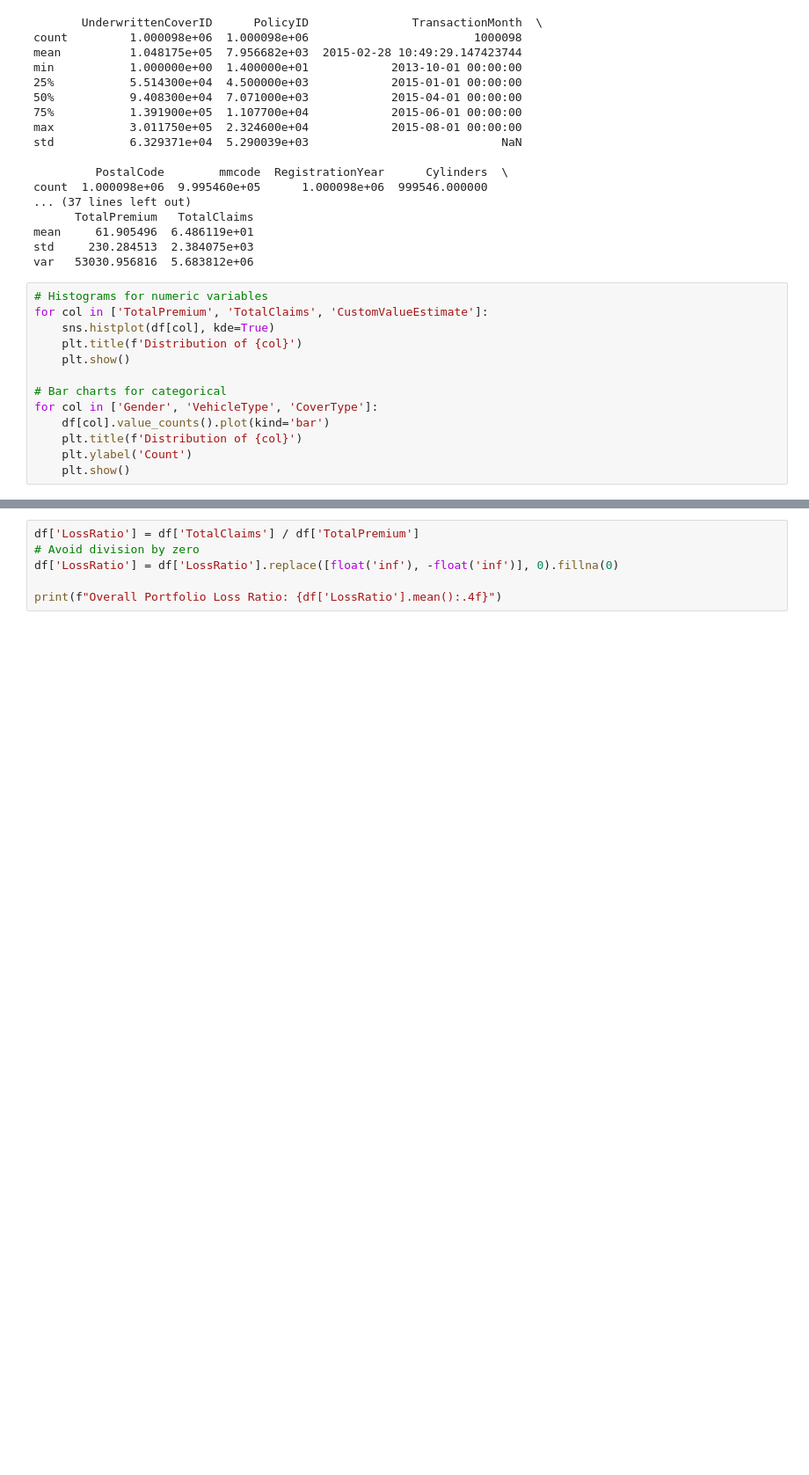
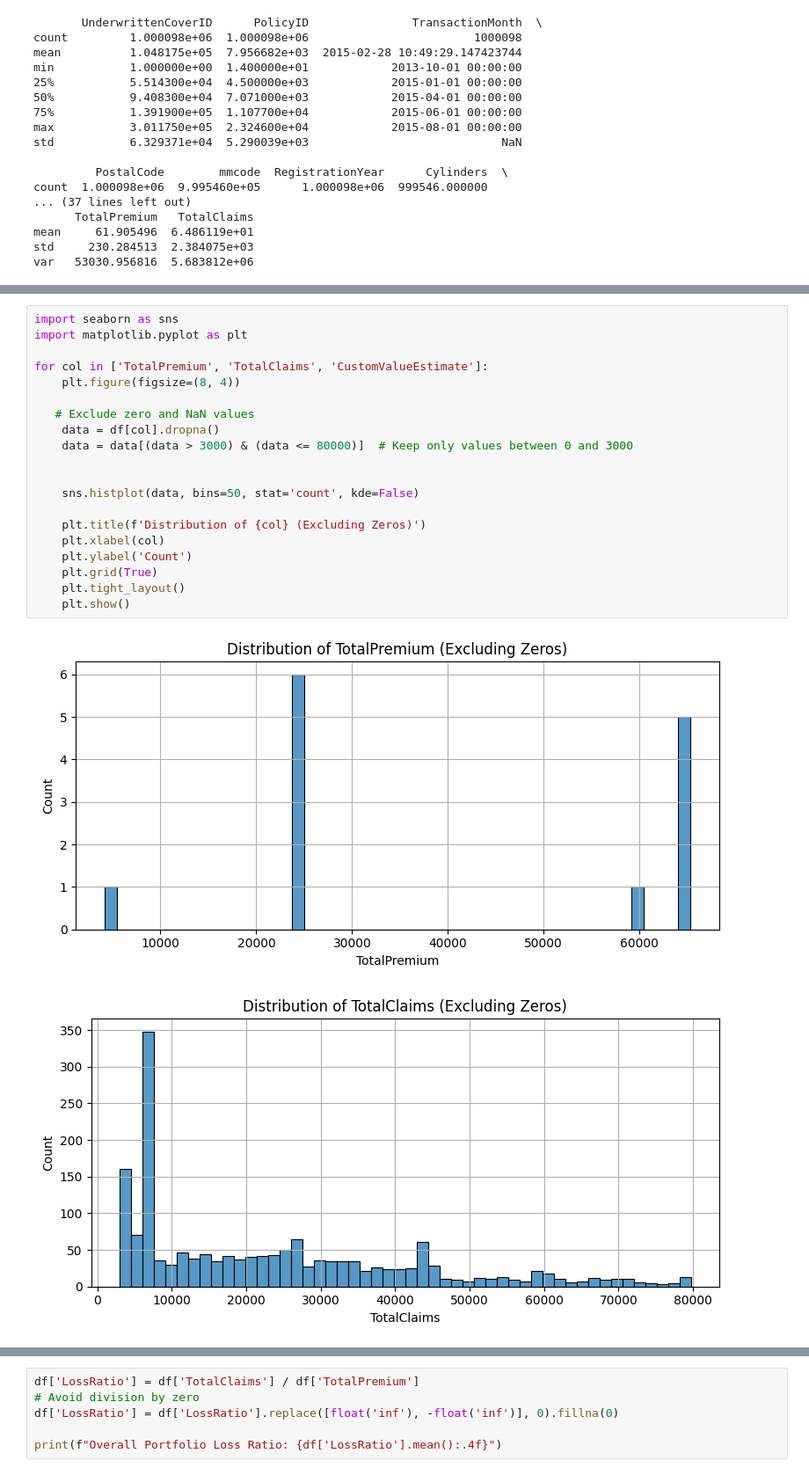
Before and after one commit to kalebab98/acis-insurance-risk-modeling, a Jupyter notebook: notebooks/eda_task1.ipynb, the cells around one changed output, grey strips where cells are left out. Shown at 88% size. Drawn from its saved outputs; the diff is of its cells as text; blank space fills up the shorter version.

Commit message:
Exploratory Data Analysis (EDA) analysis

```diff
--- a/notebooks/eda_task1.ipynb
+++ b/notebooks/eda_task1.ipynb
@@ -146,16 +157,3 @@ count  1.000098e+06  9.995460e+05      1.000098e+06  999546.000000
 mean     61.905496  6.486119e+01
 std     230.284513  2.384075e+03
 var   53030.956816  5.683812e+06
-# %%
-# Histograms for numeric variables
-for col in ['TotalPremium', 'TotalClaims', 'CustomValueEstimate']:
-    sns.histplot(df[col], kde=True)
-    plt.title(f'Distribution of {col}')
-    plt.show()
-
-# Bar charts for categorical
-for col in ['Gender', 'VehicleType', 'CoverType']:
-    df[col].value_counts().plot(kind='bar')
-    plt.title(f'Distribution of {col}')
-    plt.ylabel('Count')
-    plt.show()
@@ -168,0 +207,23 @@ for col in ['Gender', 'VehicleType', 'CoverType']:
+# %%
+import seaborn as sns
+import matplotlib.pyplot as plt
+
+for col in ['TotalPremium', 'TotalClaims', 'CustomValueEstimate']:
+    plt.figure(figsize=(8, 4))
+
+   # Exclude zero and NaN values
+    data = df[col].dropna()
+    data = data[(data > 3000) & (data <= 80000)]  # Keep only values between 0 and 3000
+
+
+    sns.histplot(data, bins=50, stat='count', kde=False)
+
+    plt.title(f'Distribution of {col} (Excluding Zeros)')
+    plt.xlabel(col)
+    plt.ylabel('Count')
+    plt.grid(True)
+    plt.tight_layout()
+    plt.show()
+# %% [output]
+[figure, added]
+[figure, added]
```
Also changed, not shown: parts of 20 cells of this notebook.
